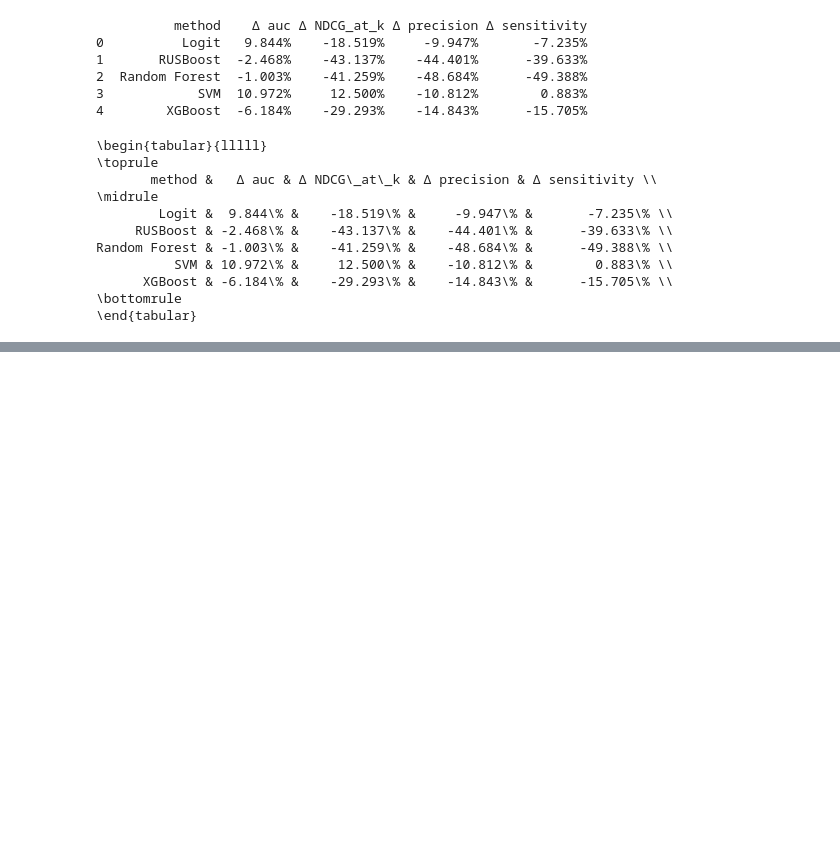
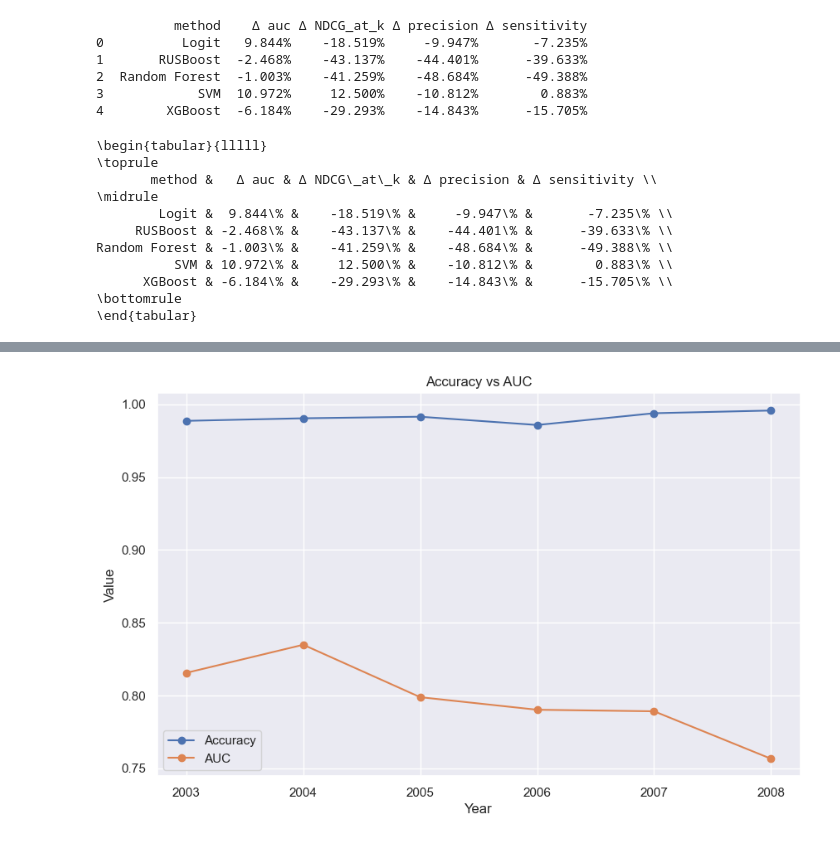
Before and after one commit to rhuang11/GraLNA, a Jupyter notebook: New/FinancialStatementFraudDetection.ipynb, the cells around one changed output, grey strips where cells are left out. Saved outputs shown, nothing was run; the diff lists cells and outputs as text; code cells hidden in the pictures; blank space fills up the shorter version.

```diff
--- a/New/FinancialStatementFraudDetection.ipynb
+++ b/New/FinancialStatementFraudDetection.ipynb
@@ -3174,0 +3277,21 @@ Random Forest & -1.003\% &    -41.259\% &    -48.684\% &      -49.388\% \\
+# %%
+# plot random forest results accuracy vs auc
+
+#load random forest results
+results14 = pd.read_csv('/Users/ryanhuang/Developer/GraLNA/New/RF/RandomForest_results28.csv')
+
+#convert year to int
+results14['year'] = results14['year'].astype(int)
+
+# plot accuracy vs auc line graph
+plt.figure(figsize=(10, 6))
+plt.plot(results14['accuracy'], label='Accuracy', marker='o')
+plt.plot(results14['auc'], label='AUC', marker='o')
+plt.xlabel('Year')
+plt.ylabel('Value')
+plt.title('Accuracy vs AUC')
+plt.xticks(range(len(results14['accuracy'])), results14['year'])
+plt.legend()
+plt.show()
+# %% [output]
+[figure, added]
```
Also changed, not shown: parts of 13 cells of this notebook, 28 other files.
